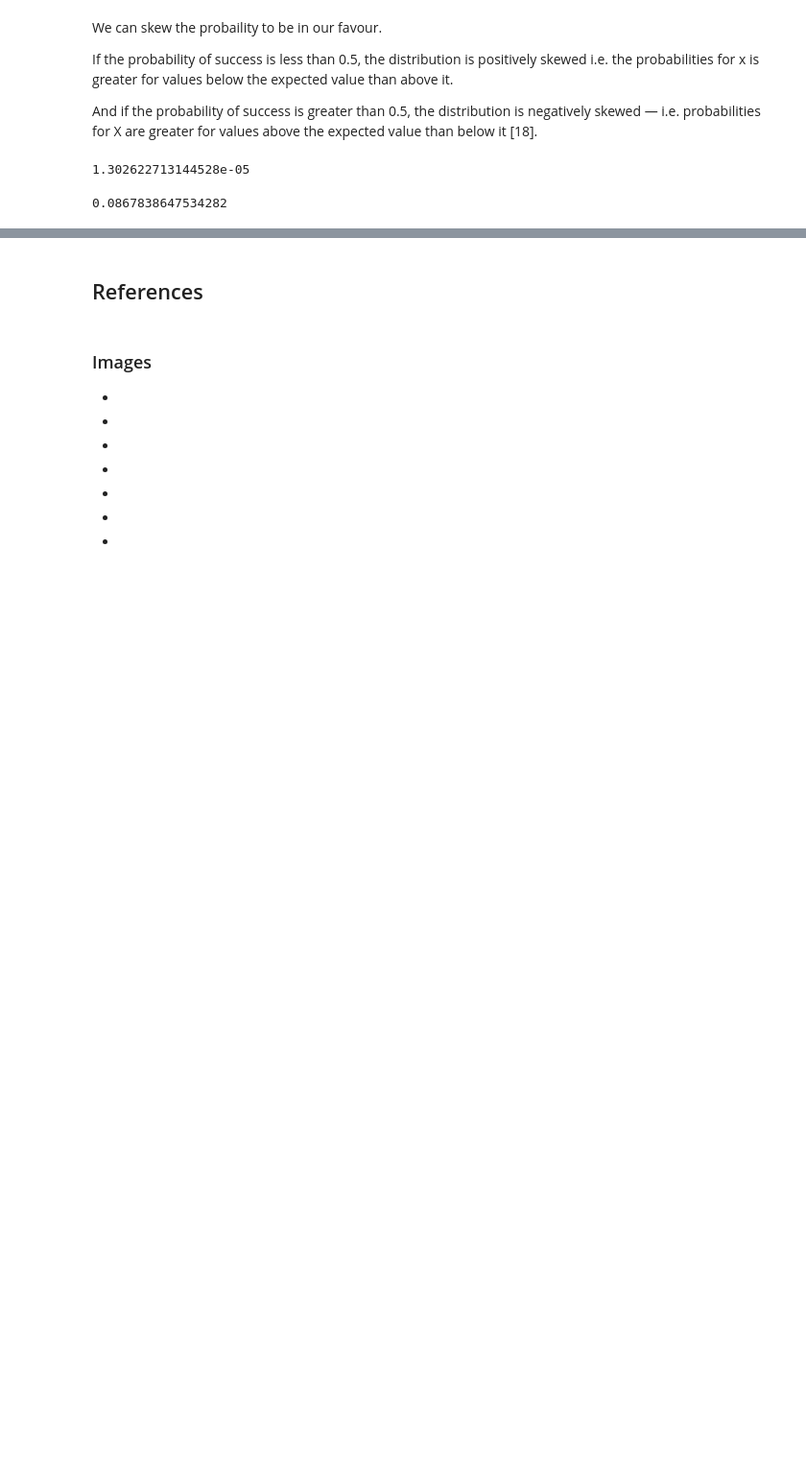
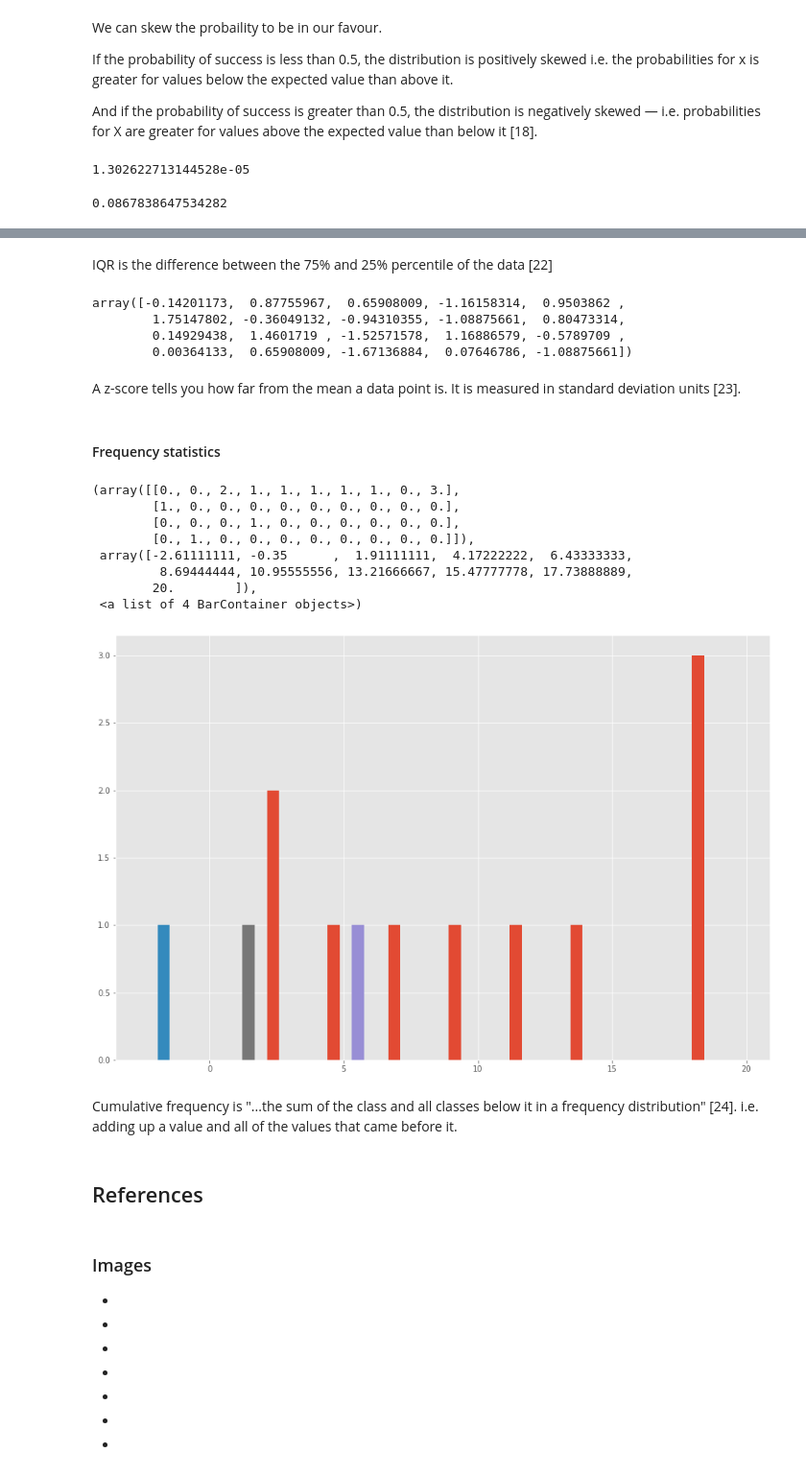
Before and after one commit to kmcd14/MLandStats-assessment, a Jupyter notebook: scipy-stats.ipynb, the cells around one changed output, grey strips where cells are left out. Shown: that part at 96% size. Cells and saved outputs as stored; diff of their text form; code cells hidden in the pictures; blank space fills up the shorter version.

Commit message:
examples of a selection of summary statistics

```diff
--- a/scipy-stats.ipynb
+++ b/scipy-stats.ipynb
@@ -242,0 +250,3 @@ pos_skew
+# %%
+# A 1D array of 5 random intergrs between 0 (low) and 10 (exculsive).
+x = rng.integers(0, 50, 20)
@@ -243,3 +286,34 @@ pos_skew
+# %% [markdown]
+IQR is the difference between the 75% and 25% percentile of the data [22]
+# %%
+# Finding z score
+stats.zscore(x)
+# %% [output]
+array([-0.14201173,  0.87755967,  0.65908009, -1.16158314,  0.9503862 ,
+        1.75147802, -0.36049132, -0.94310355, -1.08875661,  0.80473314,
+        0.14929438,  1.4601719 , -1.52571578,  1.16886579, -0.5789709 ,
+        0.00364133,  0.65908009, -1.67136884,  0.07646786, -1.08875661])
+# %% [markdown]
+A z-score tells you how far from the mean a data point is. It is measured in standard deviation units [23].
+# %% [markdown]
+#### Frequency statistics
+# %%
+# Finding cumulative frequency
+cf = stats.cumfreq(x)
+# %%
+plt.hist(cf)
+# %% [output]
+(array([[0., 0., 2., 1., 1., 1., 1., 1., 0., 3.],
+        [1., 0., 0., 0., 0., 0., 0., 0., 0., 0.],
+        [0., 0., 0., 1., 0., 0., 0., 0., 0., 0.],
+        [0., 1., 0., 0., 0., 0., 0., 0., 0., 0.]]),
+ array([-2.61111111, -0.35      ,  1.91111111,  4.17222222,  6.43333333,
+         8.69444444, 10.95555556, 13.21666667, 15.47777778, 17.73888889,
+        20.        ]),
+ <a list of 4 BarContainer objects>)
+[figure, added]
+# %% [markdown]
+Cumulative frequency is "...the sum of the class and all classes below it in a frequency distribution" [24]. i.e. adding up a value and all of the values that came before it.
 # %% [markdown]
 ## References
 # %% [markdown]
```
Also changed, not shown: parts of 10 cells of this notebook.
